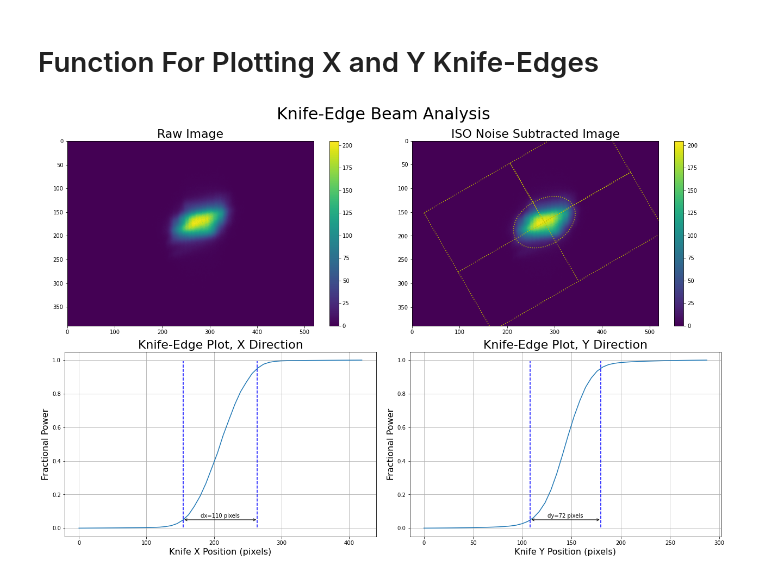
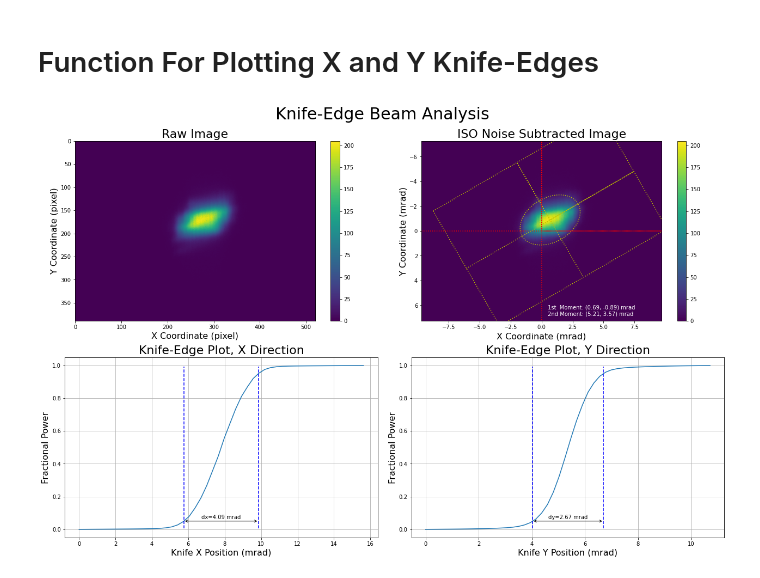
Before and after one commit to ryantro/laserbeamtools, a Jupyter notebook: docs/LBT-01-Rotated-Knife-Edges.ipynb, the cells around one changed output. Drawn from its saved outputs; the diff is of its cells as text; code cells hidden in the pictures.

```diff
--- a/docs/LBT-01-Rotated-Knife-Edges.ipynb
+++ b/docs/LBT-01-Rotated-Knife-Edges.ipynb
@@ -767,8 +767,9 @@ def plot_knife_edge_analysis(img, pixel_size=None, units='µm', points = 50, kep
     """
     TODO:
     - Add description
-    - Add scaling feature
-    - Report center
+    - Add scaling feature - DONE
+    - Report center - DONE
+    - Report elipticity
 
     Args:
         img: noise subtracted image
@@ -793,6 +794,7 @@ def plot_knife_edge_analysis(img, pixel_size=None, units='µm', points = 50, kep
     x, y, dx, dy, phi = lbs.beam_size(img)
 
     # scale all the dimensions to units of interest
+    vv,hh = img.shape
     v_s = vv * scale
     h_s = hh * scale
     x_s = x * scale
@@ -826,9 +828,10 @@ def plot_knife_edge_analysis(img, pixel_size=None, units='µm', points = 50, kep
     # Collect knife-edge data for x scan
     for i, x_val in enumerate(x_scan_x_axis):
         mask = lbs.knife_edge_mask(mwimg, x, y, dx, dy, phi, x_val, dir = 'x')
-        masked_image = np.copy(mwimg)
-        masked_image[mask < 1] = 0
-        x_scan_y_axis[i] = np.sum(masked_image)
+        x_scan_y_axis[i] = np.sum(wimg * mask)
+        # masked_image = np.copy(mwimg)
+        # masked_image[mask < 1] = 0
+        # x_scan_y_axis[i] = np.sum(masked_image) # np.dot(mwing, mask)
 
     # Normalize knife edge
     x_scan_y_axis = x_scan_y_axis/np.max(x_scan_y_axis)
@@ -836,9 +839,10 @@ def plot_knife_edge_analysis(img, pixel_size=None, units='µm', points = 50, kep
     # Collect knife-edge data for y scan
     for i, x_val in enumerate(y_scan_x_axis):
         mask = lbs.knife_edge_mask(mwimg, x, y, dx, dy, phi, x_val, dir = 'y')
-        masked_image = np.copy(mwimg)
-        masked_image[mask < 1] = 0
-        y_scan_y_axis[i] = np.sum(masked_image)
+        y_scan_y_axis[i] = np.sum(wimg * mask)
+        # masked_image = np.copy(mwimg)
+        # masked_image[mask < 1] = 0
+        # y_scan_y_axis[i] = np.sum(masked_image) # np.dot(mwing, mask)
 
     # Normalize knife edge
     y_scan_y_axis = y_scan_y_axis/np.max(y_scan_y_axis)
@@ -858,28 +862,41 @@ def plot_knife_edge_analysis(img, pixel_size=None, units='µm', points = 50, kep
     im = axs[0,0].imshow(img) #, cmap='gist_ncar')
     plt.colorbar(im, ax=axs[0,0])
     axs[0,0].set_title('Raw Image', fontsize=22)
+    axs[0,0].set_xlabel("X Coordinate (pixel)", fontsize=16)
+    axs[0,0].set_ylabel("Y Coordinate (pixel)", fontsize=16)
     # fig.colorbar(img, ax=[0,0])
 
     # Plot 2
-    axs[0,1].imshow(mwimg) #, cmap='gist_ncar')
+    extent = np.array([-h_s/2, h_s/2, v_s/2, -v_s/2])
+    axs[0,1].imshow(mwimg, extent=extent) #, cmap='gist_ncar')
     plt.colorbar(im, ax=axs[0,1])
     axs[0,1].set_title('ISO Noise Subtracted Image', fontsize=22)
 
     # Plot masks
-    xp,yp = lbs.rotated_rect_arrays(x, y, dx, dy, phi)
-    axs[0,1].plot(xp,yp,':y')
+    xp,yp = lbs.rotated_rect_arrays(x, y, dx, dy, phi) * scale
+    axs[0,1].plot(xp-h_s/2,yp-v_s/2,':y')
 
-    xp,yp = lbs.ellipse_arrays(x, y, dx, dy, phi)
-    axs[0,1].plot(xp,yp,':y')
+    xp,yp = lbs.ellipse_arrays(x, y, dx, dy, phi) * scale
+    axs[0,1].plot(xp-h_s/2,yp-v_s/2,':y')
 
 
     xp, yp = lbs.axes_arrays(x, y, dx, dy, phi) * scale
-    axs[0,1].plot(xp,yp,':y')
+    axs[0,1].plot(xp-h_s/2,yp-v_s/2,':y')
+
+    # Center Crosshairs
+    xp, yp = lbs.axes_arrays(hh/2, vv/2, hh/3, vv/3, 0) * scale
+    axs[0,1].plot(xp-h_s/2,yp-v_s/2,':r')#,linewidth=1)
 
     # Limit plot size
-    vv, hh = wimg.shape
-    axs[0,1].set_xlim(0, hh-1)
-    axs[0,1].set_ylim(vv-1, 0)
+    #vv, hh = wimg.shape
+    axs[0,1].set_xlim(-h_s/2, h_s/2)
+    axs[0,1].set_ylim(v_s/2, -v_s/2)
+    axs[0,1].set_xlabel("X Coordinate (%s)" % units, fontsize=16)
+    axs[0,1].set_ylabel("Y Coordinate (%s)" % units, fontsize=16)
+    # axs[0,1].annotate('', (0, 0), (x_s - h_s/2, y_s - v_s/2), arrowprops={'arrowstyle': '<->'})
+    m1 = '1st  Moment: (%.2f, %.2f) %s' % (x*scale - h_s/2, y*scale - v_s/2, units)
+    m2 = '2nd Moment: (%.2f, %.2f) %s' % (dx_s, dy_s, units)
+    axs[0,1].text(h_s/2*0.05, v_s/2*0.95, '\n'.join([m1,m2]), va='bottom', ha='left',c='white',fontsize=10)
 
     # Knife edge plots
     # --------------------------------------------------------------------------------------------------- #
@@ -891,51 +908,52 @@ def plot_knife_edge_analysis(img, pixel_size=None, units='µm', points = 50, kep
     bws = np.interp([kep[0], kep[1]], x_scan_y_axis, x_scan_x_axis_p)
 
     axs[1,0].set_title("Knife-Edge Plot, X Direction", fontsize=22)
-    axs[1,0].set_xlabel("Knife X Position (pixels)", fontsize=16)
+    axs[1,0].set_xlabel("Knife X Position (%s)" % units, fontsize=16)
     axs[1,0].set_ylabel("Fractional Power", fontsize = 16)
-    axs[1,0].plot(x_scan_x_axis_p, x_scan_y_axis)
+    axs[1,0].plot(x_scan_x_axis_p * scale, x_scan_y_axis)
     axs[1,0].grid('on')
 
-
     # Plot lines
-    axs[1,0].axvline(x=bws[0], ymin=0.05, ymax=0.95, color='b', label='{:.0f}% Point'.format(ke1*100), ls='--')
-    axs[1,0].axvline(x=bws[1], ymin=0.05, ymax=0.95, color='b', label='{:.0f}% Point'.format(ke2*100), ls='--')
+    axs[1,0].axvline(x=bws[0] * scale, ymin=0.05, ymax=0.95, color='b', label='{:.0f}% Point'.format(kep[0]*100), ls='--')
+    axs[1,0].axvline(x=bws[1] * scale, ymin=0.05, ymax=0.95, color='b', label='{:.0f}% Point'.format(kep[1]*100), ls='--')
 
     # Show distance on plot
-    axs[1,0].annotate('', (bws[0], kep[0]), (bws[1], kep[0]), arrowprops={'arrowstyle': '<->'})
-    axs[1,0].text(np.average(bws), 1.1 * ke1, 'dx=%.0f %s' % (bws[1]-bws[0], units), va='bottom', ha='center')
+    axs[1,0].annotate('', (bws[0] * scale, kep[0]), (bws[1] * scale, kep[0]), arrowprops={'arrowstyle': '<->'})
+    axs[1,0].text(np.average(bws) * scale, 1.1 * ke1, 'dx=%.2f %s' % ((bws[1]-bws[0]) * scale, units), va='bottom', ha='center')
 
     # Knife edge plots
     # --------------------------------------------------------------------------------------------------- #
 
     # Convert x axis to pixels
     y_scan_x_axis_p = y_scan_x_axis * dy * 3
 
     # Interpolate values
     bws = np.interp([kep[0], kep[1]], y_scan_y_axis, y_scan_x_axis_p)
 
     axs[1,1].set_title("Knife-Edge Plot, Y Direction", fontsize=22)
-    axs[1,1].set_xlabel("Knife Y Position (pixels)", fontsize=16)
+    axs[1,1].set_xlabel("Knife Y Position (%s)" % units, fontsize=16)
     axs[1,1].set_ylabel("Fractional Power", fontsize = 16)
-    axs[1,1].plot(y_scan_x_axis_p, y_scan_y_axis)
+    axs[1,1].plot(y_scan_x_axis_p * scale, y_scan_y_axis)
     axs[1,1].grid('on')
 
     # Plot lines
-    axs[1,1].axvline(x=bws[0], ymin=0.05, ymax=0.95, color='b', label='{:.0f}% Point'.format(ke1*100), ls='--')
-    axs[1,1].axvline(x=bws[1], ymin=0.05, ymax=0.95, color='b', label='{:.0f}% Point'.format(ke2*100), ls='--')
+    axs[1,1].axvline(x=bws[0] * scale, ymin=0.05, ymax=0.95, color='b', label='{:.0f}% Point'.format(ke1*100), ls='--')
+    axs[1,1].axvline(x=bws[1] * scale, ymin=0.05, ymax=0.95, color='b', label='{:.0f}% Point'.format(ke2*100), ls='--')
 
     # Show distance on plot
-    axs[1,1].annotate('', (bws[0], kep[0]), (bws[1], kep[0]), arrowprops={'arrowstyle': '<->'})
-    axs[1,1].text(np.average(bws), 1.1 * ke1, 'dy=%.0f %s' % (bws[1]-bws[0], units), va='bottom', ha='center')
+    axs[1,1].annotate('', (bws[0] * scale, kep[0]), (bws[1] * scale, kep[0]), arrowprops={'arrowstyle': '<->'})
+    axs[1,1].text(np.average(bws) * scale, 1.1 * kep[0], 'dy=%.2f %s' % ((bws[1]-bws[0]) * scale, units), va='bottom', ha='center')
 
     fig.tight_layout(pad=2)
 
     plt.show()
 
     return
 
-plot_knife_edge_analysis(img)
+psize = 2.2/59
+
+plot_knife_edge_analysis(img, pixel_size=psize, units='mrad')
 # %% [output]
-[figure, old version]
+[figure, new version]
 # %%
 img = load_img('nf_100_1234.bmp')
```
Also changed, not shown: parts of 10 cells of this notebook.
